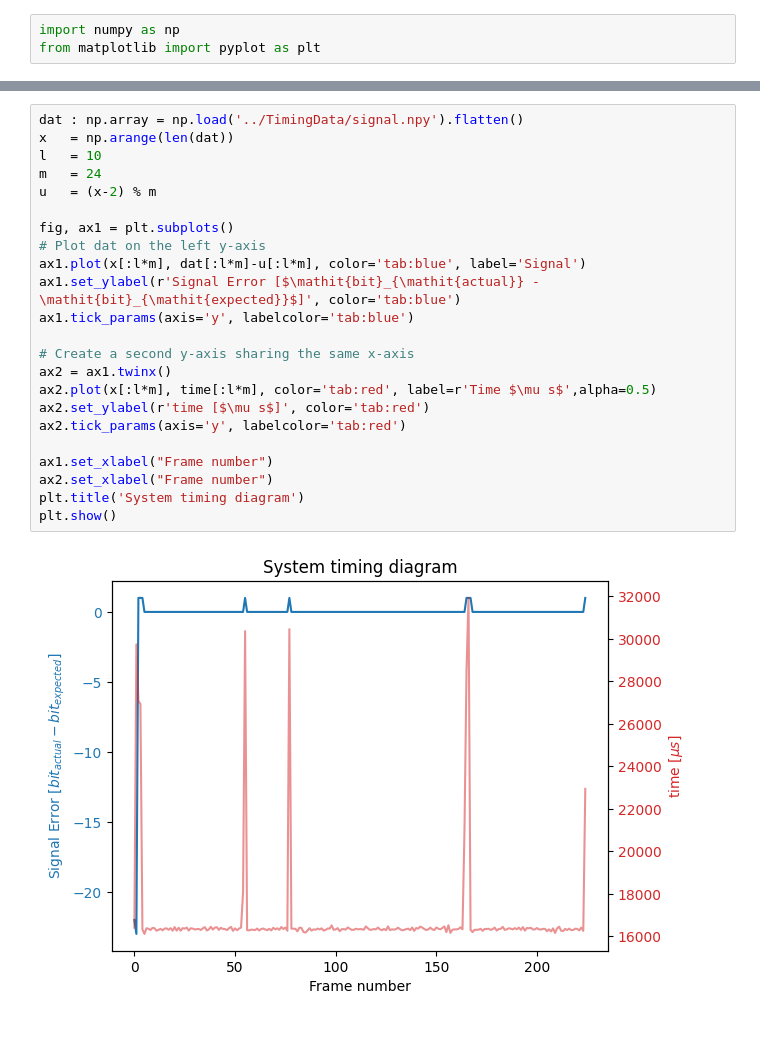
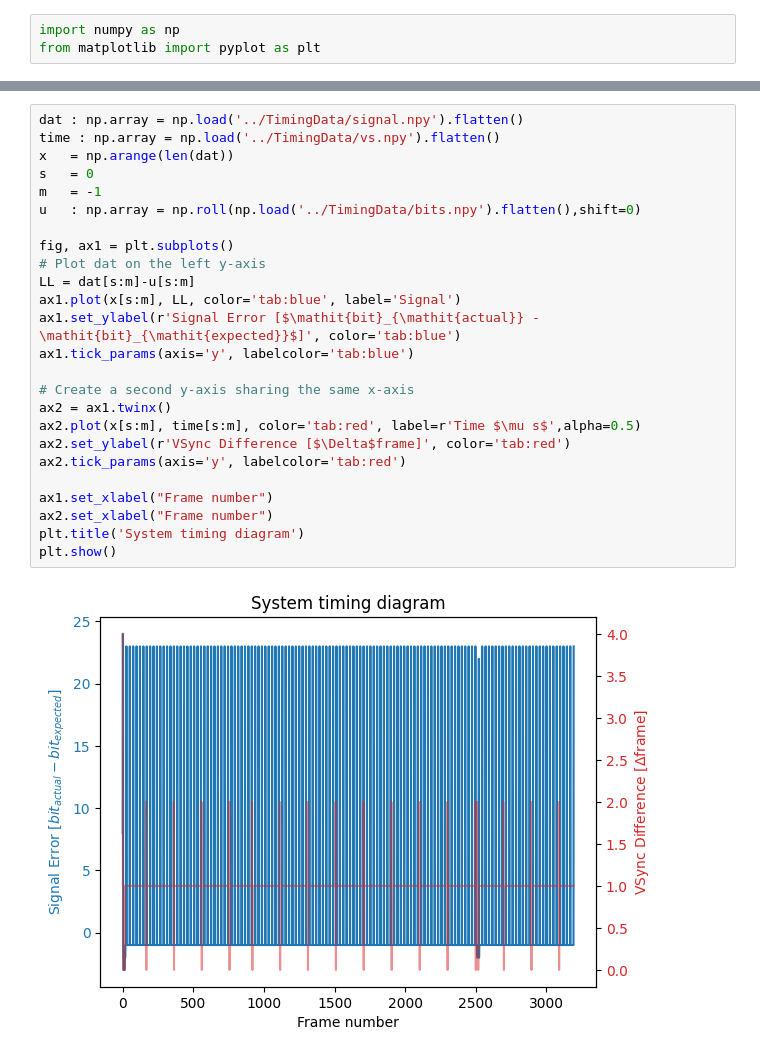
Before and after one commit to tsopeter/VM_NES_Training, a Jupyter notebook: Tools/timing_analysis.ipynb, the cells around one changed output, grey strips where cells are left out. Saved outputs shown, nothing was run; the diff lists cells and outputs as text.

```diff
--- a/Tools/timing_analysis.ipynb
+++ b/Tools/timing_analysis.ipynb
@@ -31,25 +31,27 @@ plt.show()
 # %%
 dat : np.array = np.load('../TimingData/signal.npy').flatten()
+time : np.array = np.load('../TimingData/vs.npy').flatten()
 x   = np.arange(len(dat))
-l   = 10
-m   = 24
-u   = (x-2) % m
+s   = 0
+m   = -1
+u   : np.array = np.roll(np.load('../TimingData/bits.npy').flatten(),shift=0)
 
 fig, ax1 = plt.subplots()
 # Plot dat on the left y-axis
-ax1.plot(x[:l*m], dat[:l*m]-u[:l*m], color='tab:blue', label='Signal')
+LL = dat[s:m]-u[s:m]
+ax1.plot(x[s:m], LL, color='tab:blue', label='Signal')
 ax1.set_ylabel(r'Signal Error [$\mathit{bit}_{\mathit{actual}} - \mathit{bit}_{\mathit{expected}}$]', color='tab:blue')
 ax1.tick_params(axis='y', labelcolor='tab:blue')
 
 # Create a second y-axis sharing the same x-axis
 ax2 = ax1.twinx()
-ax2.plot(x[:l*m], time[:l*m], color='tab:red', label=r'Time $\mu s$',alpha=0.5)
-ax2.set_ylabel(r'time [$\mu s$]', color='tab:red')
+ax2.plot(x[s:m], time[s:m], color='tab:red', label=r'Time $\mu s$',alpha=0.5)
+ax2.set_ylabel(r'VSync Difference [$\Delta$frame]', color='tab:red')
 ax2.tick_params(axis='y', labelcolor='tab:red')
 
 ax1.set_xlabel("Frame number")
 ax2.set_xlabel("Frame number")
 plt.title('System timing diagram')
 plt.show()
 # %% [output]
-[figure, old version]
+[figure, new version]
```
Also changed, not shown: parts of 3 cells of this notebook, 15 other files.
